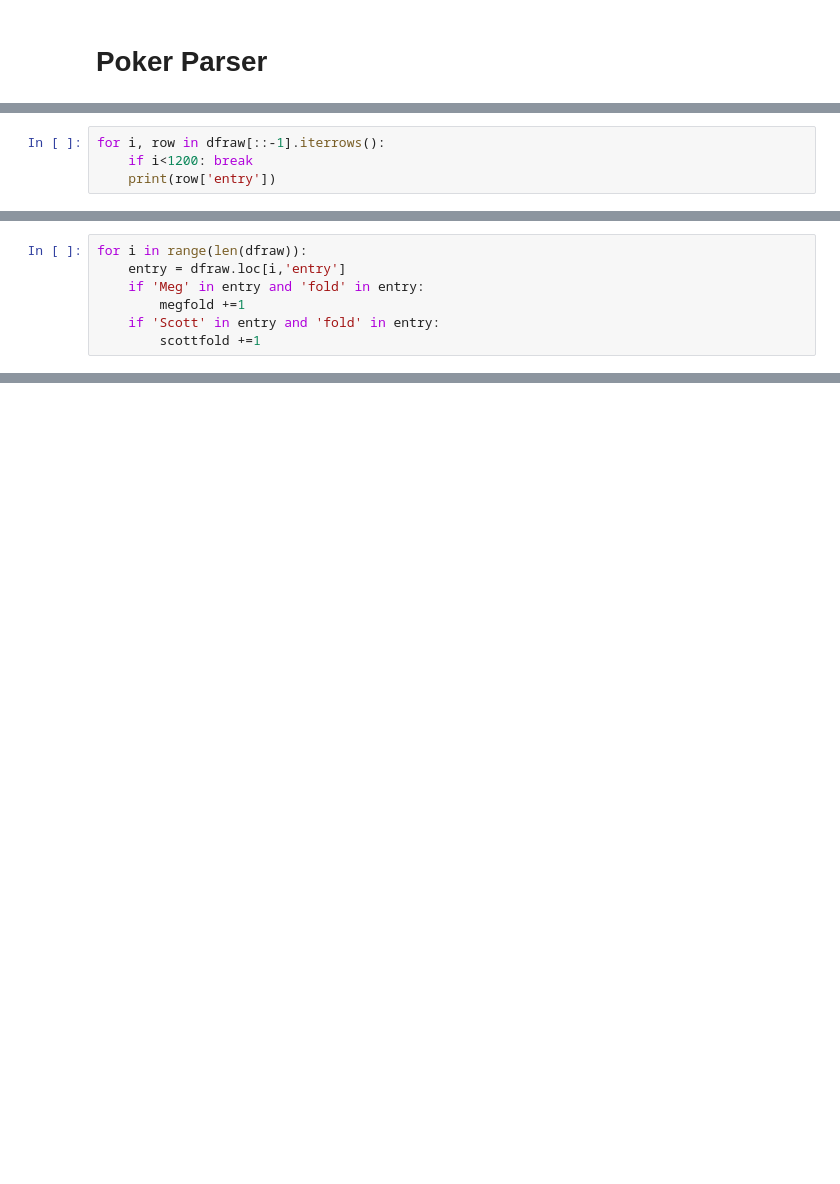
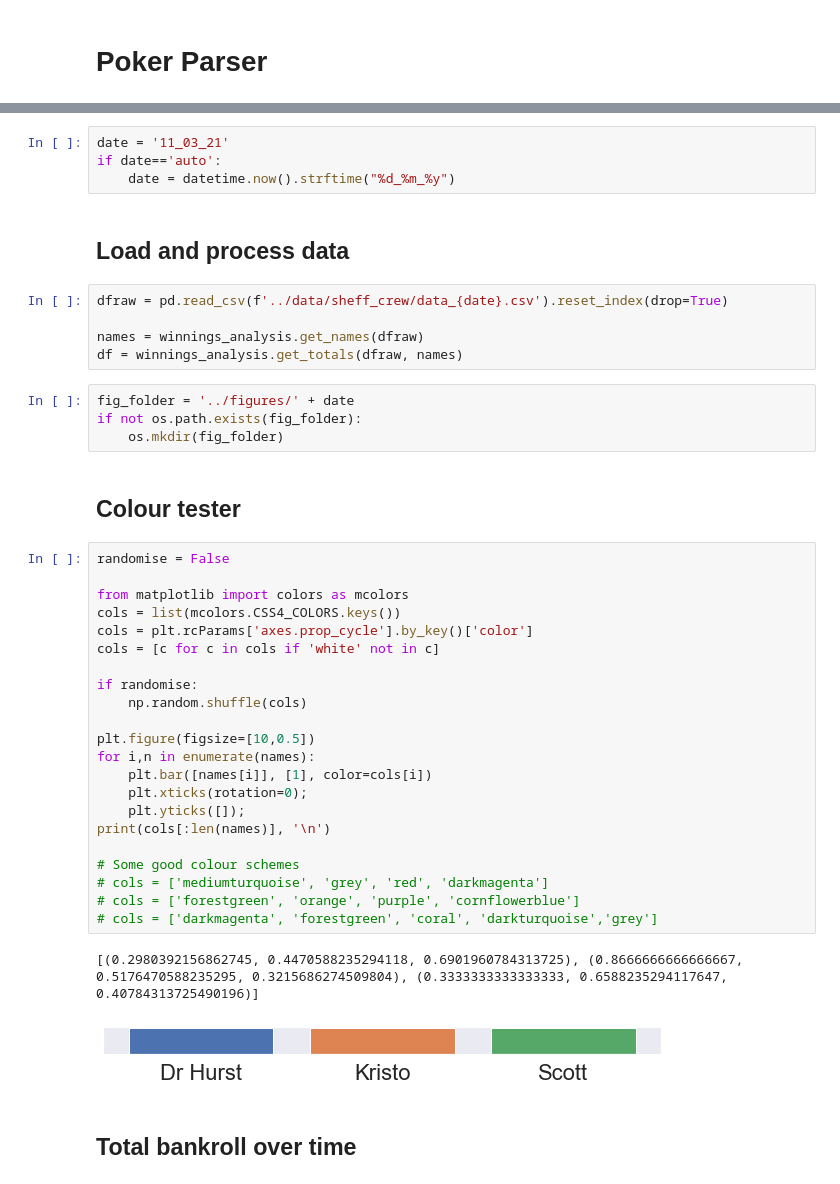
Before and after one commit to ScottVinay/Poker-Parser, a Jupyter notebook: src/Poker_Parser.ipynb, the cells around one changed output, grey strips where cells are left out. Cells and saved outputs as stored; diff of their text form; blank space fills up the shorter version.

```diff
--- a/src/Poker_Parser.ipynb
+++ b/src/Poker_Parser.ipynb
@@ -55,4 +2,0 @@ def get_buyins(dfraw, names):
-# %%
-for i, row in dfraw[::-1].iterrows():
-    if i<1200: break
-    print(row['entry'])
@@ -284,7 +2,0 @@ dfraw = dfraw.reset_index(drop=1)
-# %%
-for i in range(len(dfraw)):
-    entry = dfraw.loc[i,'entry']
-    if 'Meg' in entry and 'fold' in entry:
-        megfold +=1
-    if 'Scott' in entry and 'fold' in entry:
-        scottfold +=1
@@ -378,0 +18,44 @@ df = dfall.copy()
+# %%
+date = '11_03_21'
+if date=='auto':
+    date = datetime.now().strftime("%d_%m_%y")
+# %% [markdown]
+## Load and process data
+# %%
+dfraw = pd.read_csv(f'../data/sheff_crew/data_{date}.csv').reset_index(drop=True)
+
+names = winnings_analysis.get_names(dfraw)
+df = winnings_analysis.get_totals(dfraw, names)
+# %%
+fig_folder = '../figures/' + date
+if not os.path.exists(fig_folder):
+    os.mkdir(fig_folder)
+# %% [markdown]
+## Colour tester
+# %%
+randomise = False
+
+from matplotlib import colors as mcolors
+cols = list(mcolors.CSS4_COLORS.keys())
+cols = plt.rcParams['axes.prop_cycle'].by_key()['color']
+cols = [c for c in cols if 'white' not in c]
+
+if randomise:
+    np.random.shuffle(cols)
+
+plt.figure(figsize=[10,0.5])
+for i,n in enumerate(names):
+    plt.bar([names[i]], [1], color=cols[i])
+    plt.xticks(rotation=0);
+    plt.yticks([]);
+print(cols[:len(names)], '\n')
+
+# Some good colour schemes
+# cols = ['mediumturquoise', 'grey', 'red', 'darkmagenta']
+# cols = ['forestgreen', 'orange', 'purple', 'cornflowerblue']
+# cols = ['darkmagenta', 'forestgreen', 'coral', 'darkturquoise','grey']
+# %% [output]
+[(0.2980392156862745, 0.4470588235294118, 0.6901960784313725), (0.8666666666666667, 0.5176470588235295, 0.3215686274509804), (0.3333333333333333, 0.6588235294117647, 0.40784313725490196)]
+[figure, added]
+# %% [markdown]
+## Total bankroll over time
```
Also changed, not shown: parts of 67 cells of this notebook, 4 other files.
